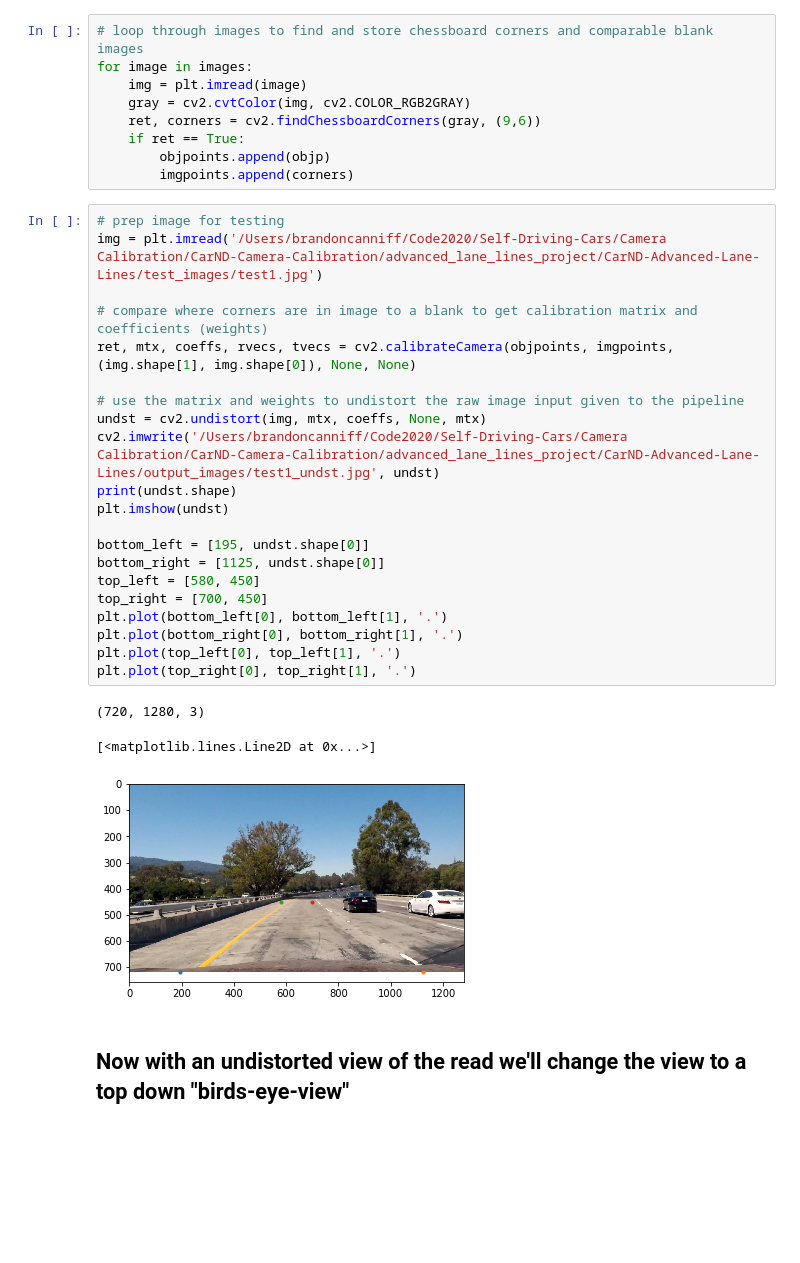
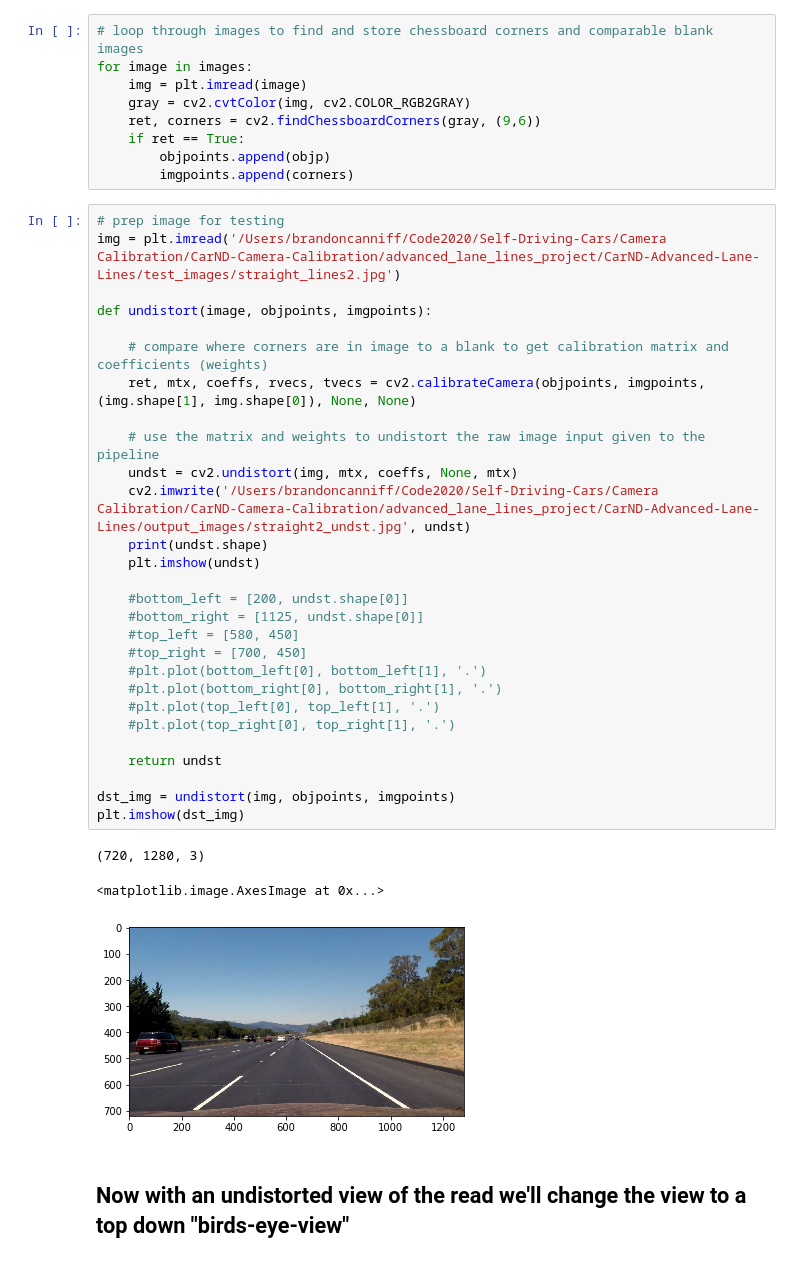
Before and after one commit to gobrando/CarND-Camera-Calibration, a Jupyter notebook: advanced_lane_lines_project/CarND-Advanced-Lane-Lines/lane_detection.ipynb, the cells around one changed output. Saved outputs shown, nothing was run; the diff lists cells and outputs as text; blank space fills up the shorter version.

Commit message:
full pipeline build first pass

```diff
--- a/advanced_lane_lines_project/CarND-Advanced-Lane-Lines/lane_detection.ipynb
+++ b/advanced_lane_lines_project/CarND-Advanced-Lane-Lines/lane_detection.ipynb
@@ -54,29 +54,36 @@ for image in images:
         imgpoints.append(corners)
 # %%
 # prep image for testing
-img = plt.imread('/Users/brandoncanniff/Code2020/Self-Driving-Cars/Camera Calibration/CarND-Camera-Calibration/advanced_lane_lines_project/CarND-Advanced-Lane-Lines/test_images/test1.jpg')
+img = plt.imread('/Users/brandoncanniff/Code2020/Self-Driving-Cars/Camera Calibration/CarND-Camera-Calibration/advanced_lane_lines_project/CarND-Advanced-Lane-Lines/test_images/straight_lines2.jpg')
 
-# compare where corners are in image to a blank to get calibration matrix and coefficients (weights)
-ret, mtx, coeffs, rvecs, tvecs = cv2.calibrateCamera(objpoints, imgpoints, (img.shape[1], img.shape[0]), None, None)
+def undistort(image, objpoints, imgpoints):
 
-# use the matrix and weights to undistort the raw image input given to the pipeline
-undst = cv2.undistort(img, mtx, coeffs, None, mtx)
-cv2.imwrite('/Users/brandoncanniff/Code2020/Self-Driving-Cars/Camera Calibration/CarND-Camera-Calibration/advanced_lane_lines_project/CarND-Advanced-Lane-Lines/output_images/test1_undst.jpg', undst)
-print(undst.shape)
-plt.imshow(undst)
+    # compare where corners are in image to a blank to get calibration matrix and coefficients (weights)
+    ret, mtx, coeffs, rvecs, tvecs = cv2.calibrateCamera(objpoints, imgpoints, (img.shape[1], img.shape[0]), None, None)
 
-bottom_left = [195, undst.shape[0]]
-bottom_right = [1125, undst.shape[0]]
-top_left = [580, 450]
-top_right = [700, 450]
-plt.plot(bottom_left[0], bottom_left[1], '.')
-plt.plot(bottom_right[0], bottom_right[1], '.')
-plt.plot(top_left[0], top_left[1], '.')
-plt.plot(top_right[0], top_right[1], '.')
+    # use the matrix and weights to undistort the raw image input given to the pipeline
+    undst = cv2.undistort(img, mtx, coeffs, None, mtx)
+    cv2.imwrite('/Users/brandoncanniff/Code2020/Self-Driving-Cars/Camera Calibration/CarND-Camera-Calibration/advanced_lane_lines_project/CarND-Advanced-Lane-Lines/output_images/straight2_undst.jpg', undst)
+    print(undst.shape)
+    plt.imshow(undst)
+
+    #bottom_left = [200, undst.shape[0]]
+    #bottom_right = [1125, undst.shape[0]]
+    #top_left = [580, 450]
+    #top_right = [700, 450]
+    #plt.plot(bottom_left[0], bottom_left[1], '.')
+    #plt.plot(bottom_right[0], bottom_right[1], '.')
+    #plt.plot(top_left[0], top_left[1], '.')
+    #plt.plot(top_right[0], top_right[1], '.')
+
+    return undst
+
+dst_img = undistort(img, objpoints, imgpoints)
+plt.imshow(dst_img)
 # %% [output]
 (720, 1280, 3)
-[<matplotlib.lines.Line2D at 0x...>]
+<matplotlib.image.AxesImage at 0x...>
-[figure, old version]
+[figure, new version]
 # %% [markdown]
 ## Now with an undistorted view of the read we'll change the view to a top down "birds-eye-view"
 # %%
```
Also changed, not shown: parts of 18 cells of this notebook, 2 other files.
